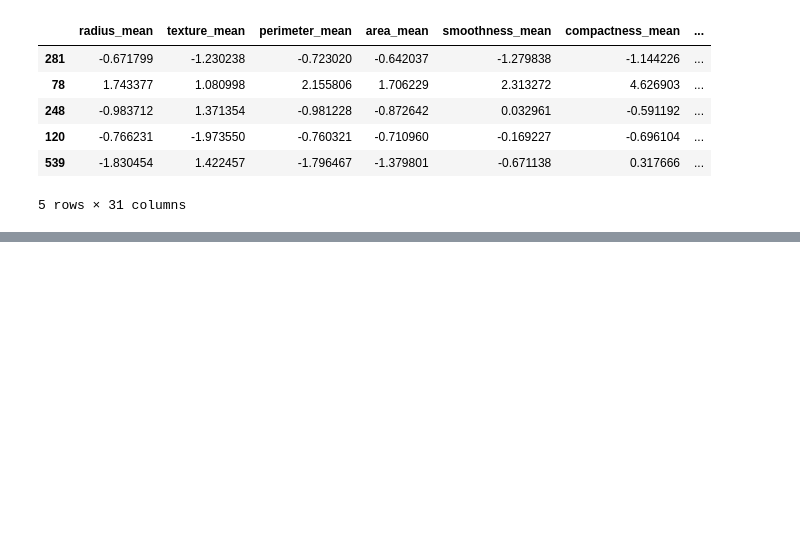
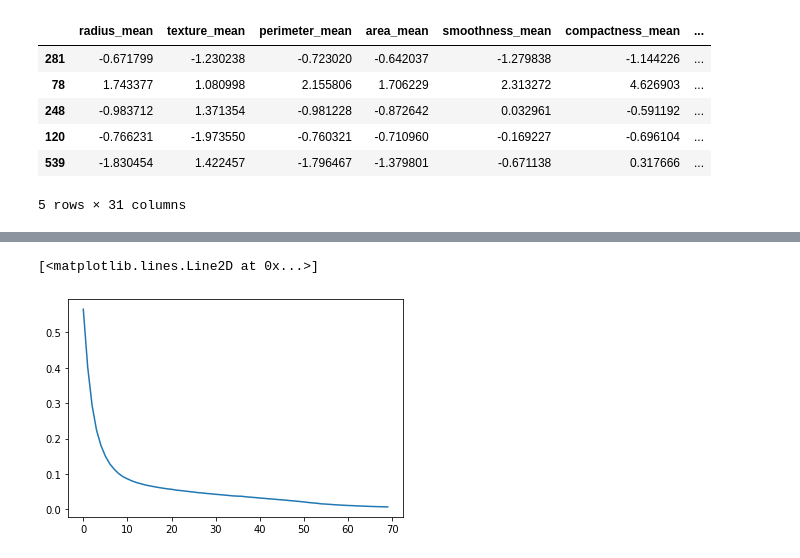
Before and after one commit to gundaminpde/2023-spring, a Jupyter notebook: 02_2_ANN.ipynb, the cells around one changed output, grey strips where cells are left out. Drawn from its saved outputs; the diff is of its cells as text; code cells hidden in the pictures; blank space fills up the shorter version.

```diff
--- a/02_2_ANN.ipynb
+++ b/02_2_ANN.ipynb
@@ -171,0 +176,12 @@ df_cat.head()
+# %%
+from tensorflow.keras.models import Sequential
+from tensorflow.keras.layers import Dense
+
+
+model = Sequential()                                                  # 딥러닝 모델의 구조를 결정합니다.
+model.add(Dense(30, input_dim=30, activation='relu'))
+model.add(Dense(20, activation='sigmoid'))
+model.add(Dense(1, activation='sigmoid'))
+
+model.compile(loss='binary_crossentropy', optimizer='adam', metrics=['binary_accuracy'])  # 딥러닝 모델을 실행합니다.
+history=model.fit(X_train, y_train, epochs=70, batch_size=16)
@@ -171,0 +206,9 @@ df_cat.head()
+# %%
+y_loss = history.history['loss']
+
+x_len = np.arange(len(y_loss))
+
+plt.plot(x_len,y_loss)
+# %% [output]
+[<matplotlib.lines.Line2D at 0x...>]
+[figure, added]
```
Also changed, not shown: parts of 2 cells of this notebook.
